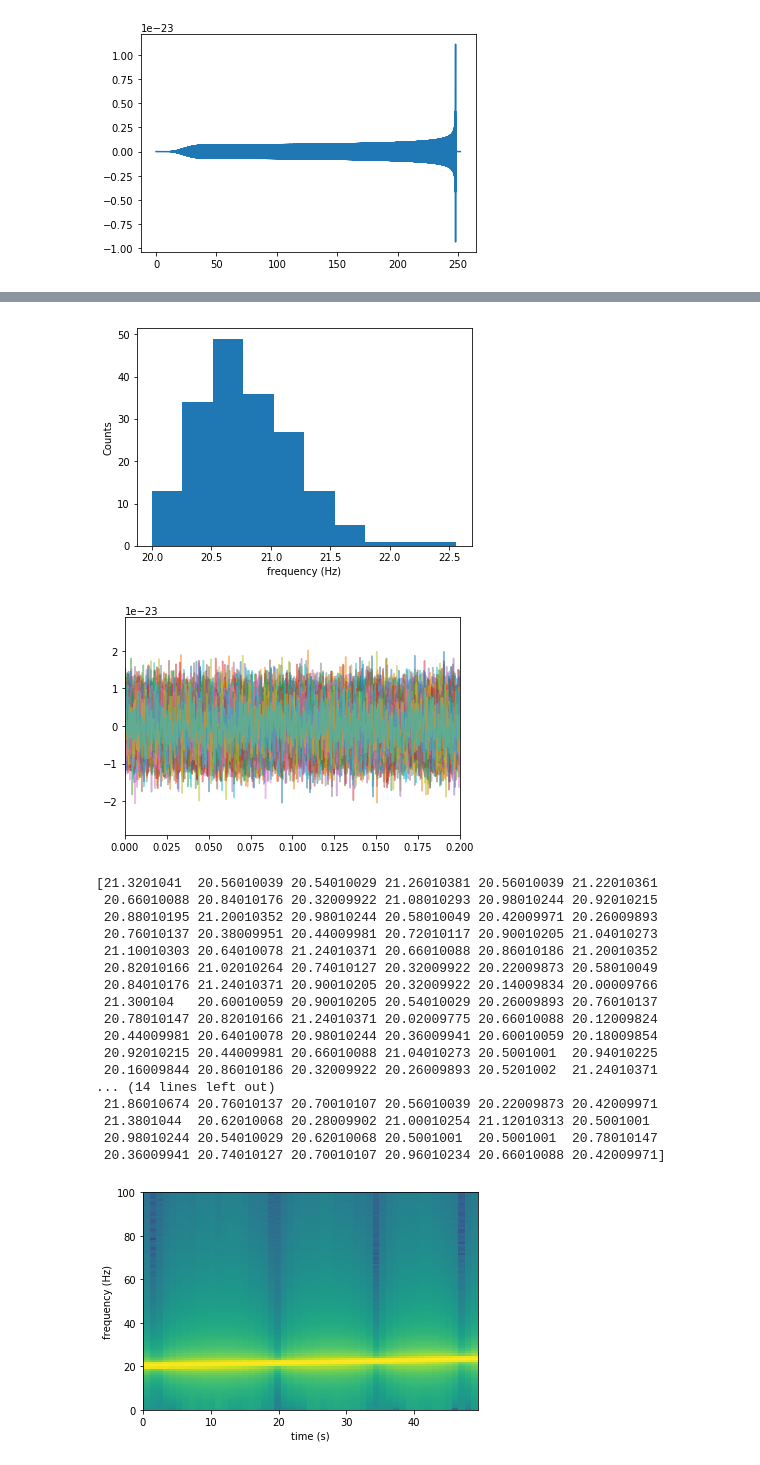
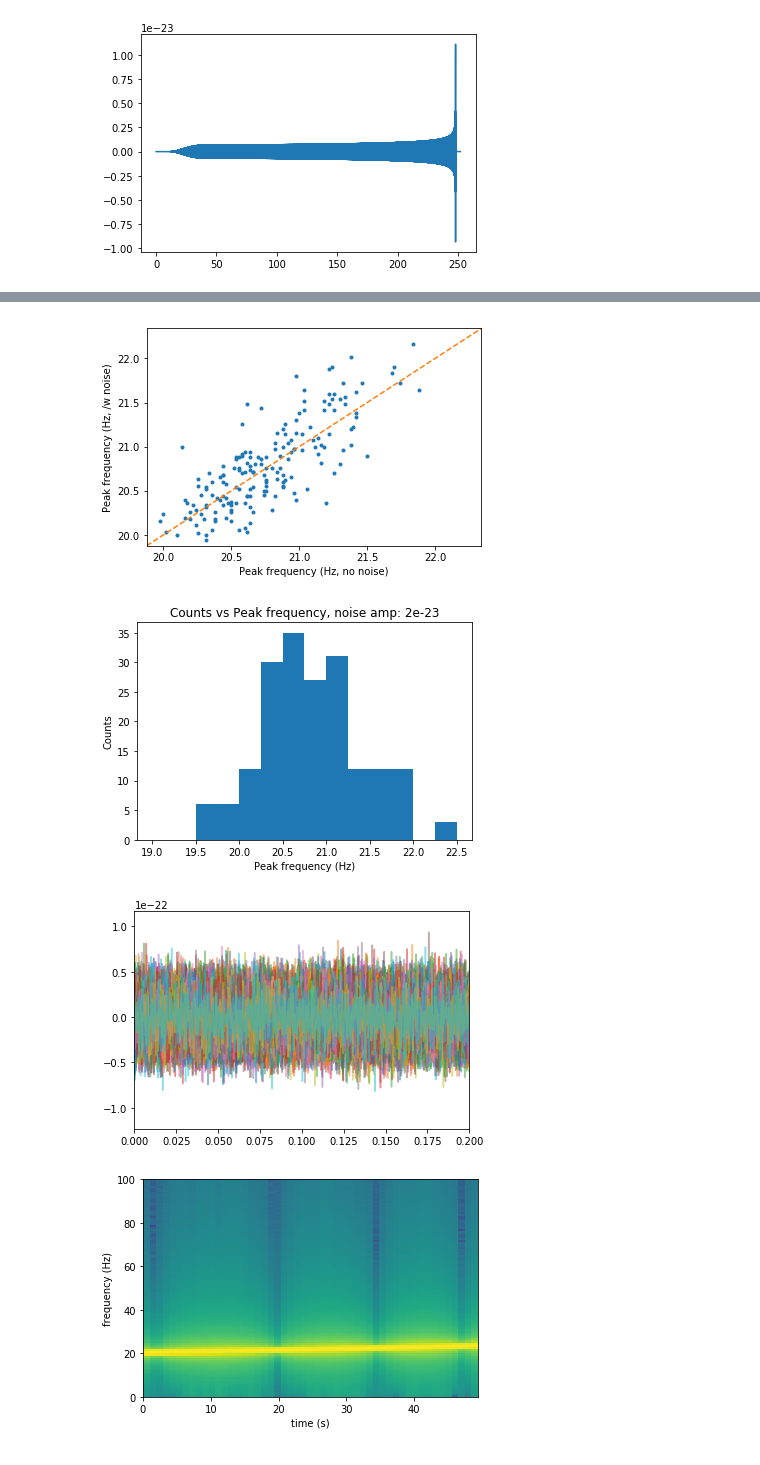
Before and after one commit to bpiotrzkowski/Example-Codes, a Jupyter notebook: gwPaPa-master/gwPaPa_Binary_Classifier-Iggy-Method.ipynb, the cells around one changed output, grey strips where cells are left out. Saved outputs shown, nothing was run; the diff lists cells and outputs as text; code cells hidden in the pictures.

```diff
--- a/gwPaPa-master/gwPaPa_Binary_Classifier-Iggy-Method.ipynb
+++ b/gwPaPa-master/gwPaPa_Binary_Classifier-Iggy-Method.ipynb
@@ -128,7 +128,9 @@ except:
 # %% [output]
 [figure]
 # %%
-path='test'
+noise_amplitude=2*10**(-23)
+
+path='w-noise-bandpass-amp-'+str(noise_amplitude)
 
 try:
     os.makedirs('pics/'+str(path))
@@ -141,11 +143,13 @@ except OSError as e:
 
 train_data=np.array(BNS_data)#np.concatenate((BNS_data),axis=0)
 check_data=np.array(BNS_data_check)#np.concatenate((BNS_data_check),axis=0)
-noise_amplitude=.5*10**(-23)
+
+train_data_clean=train_data+0
+check_data_clean=check_data+0
 
 print(train_data.shape)
 
-noise_BNS = noise_amplitude*np.random.normal(size=BNS_data[int(num_BNS_injections/2):int(num_BNS_injections)].shape)
+noise_BNS = noise_amplitude*np.random.normal(size=BNS_data[int(num_BNS_injections/2000):int(num_BNS_injections)].shape)
 #noise_BBH = noise_amplitude*np.random.normal(size=BBH_data[int(num_BBH_injections/2000):int(num_BBH_injections)].shape)
 noise_BNS_check = noise_amplitude*np.random.normal(size=BNS_data[int(num_BNS_injections_check/200):int(num_BNS_injections_check)].shape)
 #noise_BBH_check = noise_amplitude*np.random.normal(size=BBH_data[int(num_BBH_injections_check/200):int(num_BBH_injections_check)].shape)
@@ -154,7 +158,7 @@ t = np.arange(0,len(noise_BNS[0])*dt,dt)
 plt.plot(t,noise_BNS[0])
 plt.show()
 
-train_data[int(num_BNS_injections/2):int(num_BNS_injections)] = noise_BNS + train_data[int(num_BNS_injections/2):int(num_BNS_injections)]
+train_data[int(num_BNS_injections/2000):int(num_BNS_injections)] = noise_BNS + train_data[int(num_BNS_injections/2000):int(num_BNS_injections)]
 #train_data[int(num_BBH_injections/2000+num_BNS_injections):int(num_BBH_injections+num_BNS_injections)] += noise_BBH
 check_data[int(num_BNS_injections_check/200):int(num_BNS_injections_check)] = noise_BNS_check + check_data[int(num_BNS_injections_check/200):int(num_BNS_injections_check)]
 #check_data[int(num_BBH_injections_check/200+num_BNS_injections_check):int(num_BBH_injections_check+num_BNS_injections_check)] += noise_BBH_check
@@ -165,7 +169,9 @@ check_data[int(num_BNS_injections_check/200):int(num_BNS_injections_check)] = no
 #check_data = check_data / np.linalg.norm(check_data)
 
 
-plt.plot(BNS_data[0])
+#plt.plot(BNS_data[0])
+
+plt.plot(train_data_clean[0])
 plt.show()
 # %% [output]
 (180, 204799)
@@ -174,15 +180,23 @@ plt.show()
 # %%
 fftfreq=np.fft.fftfreq(len(BNS_data[0]),dt)
 freqmax=np.array([])
+freqmax_clean=np.array([])
 freqmax_check=np.array([])
 
+
 for i in range(int(len(train_data))):
-    window=np.blackman(len(train_data[i]))
-    fft=np.fft.fft(train_data[i]*window)
+    d=gwpapa.butter_bandpass_filter(train_data[i],19,23,sample_rate,order=3)
+    window=np.blackman(len(d))
+    fft=np.fft.fft(d*window)
     freqmax=np.append(freqmax,np.abs(fftfreq[np.argmax(np.abs(fft))]))
     plt.plot(fftfreq,np.abs(fft),alpha=.2)
 
-
+for i in range(int(len(train_data_clean))):
+    d=gwpapa.butter_bandpass_filter(train_data_clean[i],19,23,sample_rate,order=3)
+    window=np.blackman(len(d))
+    fft=np.fft.fft(d*window)
+    freqmax_clean=np.append(freqmax_clean,np.abs(fftfreq[np.argmax(np.abs(fft))]))
+    #plt.plot(fftfreq,np.abs(fft),alpha=.2)
 
 #for i in range(len(injections_BNS_check)):
     #window=np.blackman(len(BNS_data_check[i]))
@@ -208,47 +222,42 @@ plt.show()
+# %%
+plt.plot(freqmax_clean,freqmax,'.')
+plt.plot([np.min(freqmax_clean)-.1,np.max(freqmax_clean)+.1],[np.min(freqmax_clean)-.1,np.max(freqmax_clean)+.1],'--')
+#plt.plot([19.5,22.5],[19.5,22.5])
+plt.xlim(np.min(freqmax_clean)-.1,np.max(freqmax_clean)+.1)
+plt.ylim(np.min(freqmax_clean)-.1,np.max(freqmax_clean)+.1)
+plt.xlabel('Peak frequency (Hz, no noise)')
+plt.ylabel('Peak frequency (Hz, /w noise)')
+plt.show()
+# %% [output]
+[figure, added]
 # %%
 #print(freqmax)
-plt.hist(freqmax)
+plt.hist(freqmax,bins=[19,19.25,19.5,20,20.25,20.5,20.75,21,21.25,21.5,21.75,22,22.25,22.5])
 plt.ylabel('Counts')
-plt.xlabel('frequency (Hz)')
+plt.xlabel('Peak frequency (Hz)')
+plt.title(r'Counts vs Peak frequency, noise amp: '+str(noise_amplitude))
 plt.savefig('pics/'+path+'/hist-'+path+'.png',dpi=300)
 plt.show()
 
 t=np.arange(0,len(BNS_data[0])*dt,dt)
 
 for i in range(len(train_data)):
     plt.plot(t,train_data[i],alpha=.5)
 plt.xlim(0,.2)
 plt.savefig('pics/'+path+'/ht-'+path+'.png',dpi=300)
 plt.show()
 
-print(freqmax)
+#print(freqmax)
 
 plt.specgram(BNS_data[0],NFFT=4095,Fs=4096)
 plt.ylim(0,100)
 plt.xlabel('time (s)')
 plt.ylabel('frequency (Hz)')
 plt.savefig('pics/'+path+'/exspec-'+path+'.png',dpi=300)
 plt.show()
 # %% [output]
-[figure, old version]
+[figure, new version]
-[figure, old version]
+[figure, new version]
-[21.3201041  20.56010039 20.54010029 21.26010381 20.56010039 21.22010361
- 20.66010088 20.84010176 20.32009922 21.08010293 20.98010244 20.92010215
- 20.88010195 21.20010352 20.98010244 20.58010049 20.42009971 20.26009893
- 20.76010137 20.38009951 20.44009981 20.72010117 20.90010205 21.04010273
- 21.10010303 20.64010078 21.24010371 20.66010088 20.86010186 21.20010352
- 20.82010166 21.02010264 20.74010127 20.32009922 20.22009873 20.58010049
- 20.84010176 21.24010371 20.90010205 20.32009922 20.14009834 20.00009766
- 21.300104   20.60010059 20.90010205 20.54010029 20.26009893 20.76010137
- 20.78010147 20.82010166 21.24010371 20.02009775 20.66010088 20.12009824
- 20.44009981 20.64010078 20.98010244 20.36009941 20.60010059 20.18009854
- 20.92010215 20.44009981 20.66010088 21.04010273 20.5001001  20.94010225
- 20.16009844 20.86010186 20.32009922 20.26009893 20.5201002  21.24010371
-... (14 lines left out)
- 21.86010674 20.76010137 20.70010107 20.56010039 20.22009873 20.42009971
- 21.3801044  20.62010068 20.28009902 21.00010254 21.12010313 20.5001001
- 20.98010244 20.54010029 20.62010068 20.5001001  20.5001001  20.78010147
- 20.36009941 20.74010127 20.70010107 20.96010234 20.66010088 20.42009971]
 [figure]
 # %%
 plt.plot(M_chirp,freqmax,'.')
```
Also changed, not shown: parts of 4 cells of this notebook, 3 other files.
